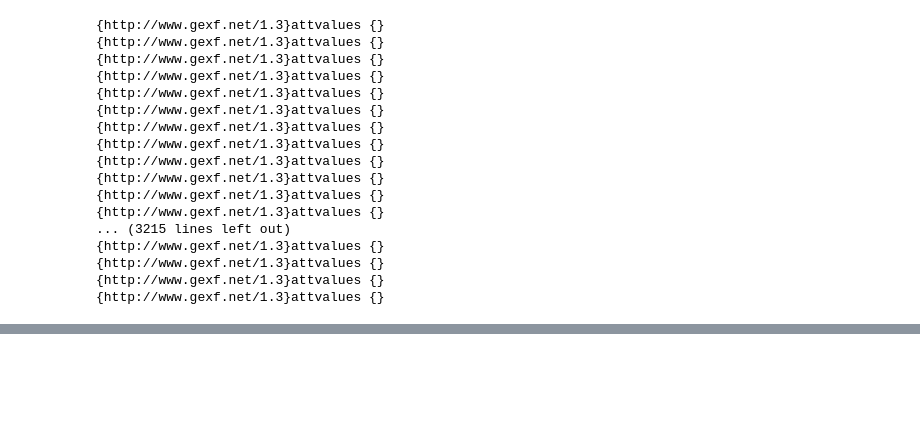
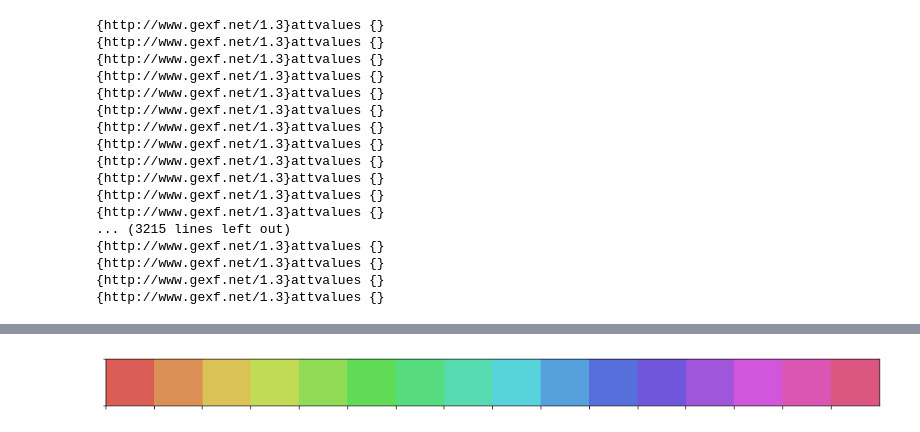
Before and after one commit to dimichai/twitch-graph-analysis, a Jupyter notebook: Notebooks/Create Graph.ipynb, the cells around one changed output, grey strips where cells are left out. Cells and saved outputs as stored; diff of their text form; code cells hidden in the pictures; blank space fills up the shorter version.

```diff
--- a/Notebooks/Create Graph.ipynb
+++ b/Notebooks/Create Graph.ipynb
@@ -822,0 +1082,6 @@ roo
+# %%
+import seaborn as sns
+sns.palplot(sns.color_palette("hls", 16))
+x =
+# %% [output]
+[figure, added]
```
Also changed, not shown: parts of 44 cells of this notebook, 4 other files.
